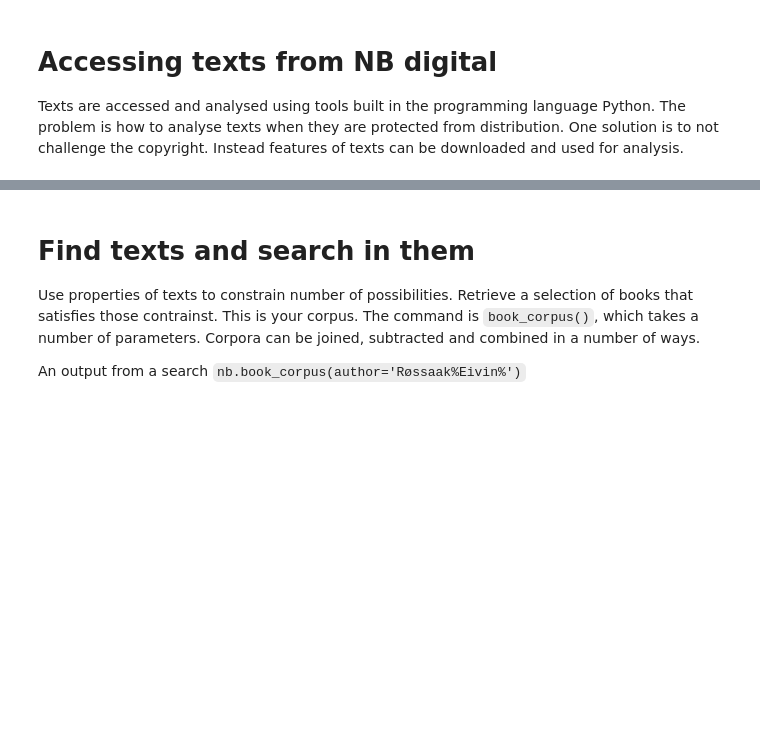
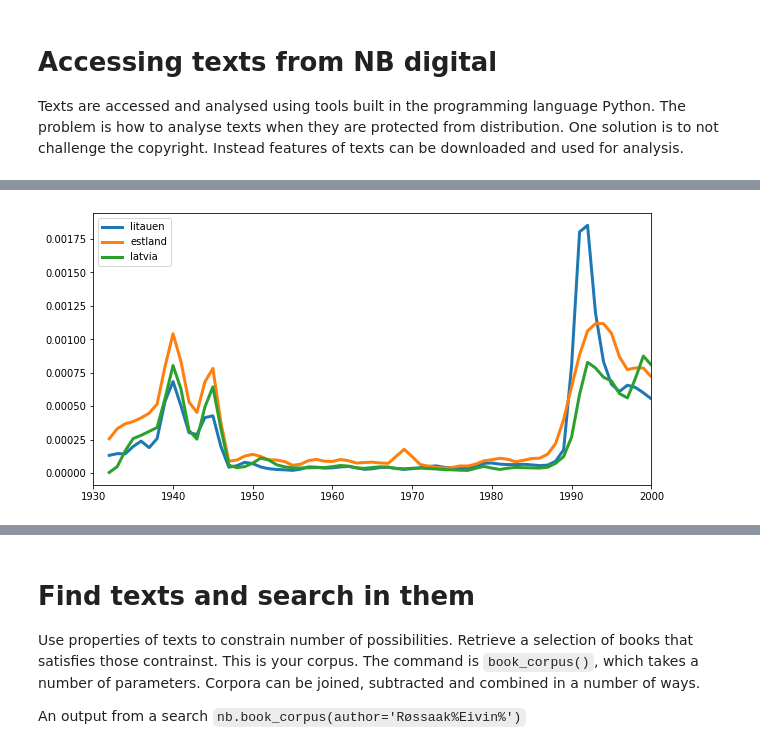
Before and after one commit to Yoonsen/Miscellaneous-Notebooks, a Jupyter notebook: Lecture ATTR.ipynb, the cells around one changed output, grey strips where cells are left out. Cells and saved outputs as stored; diff of their text form; code cells hidden in the pictures; blank space fills up the shorter version.

```diff
--- a/Lecture ATTR.ipynb
+++ b/Lecture ATTR.ipynb
@@ -14,0 +25,4 @@ import pandas as pd
+# %%
+nb.nb_ngram('litauen, estland, latvia', years=(1930, 2000), corpus='avis').plot(figsize=(10,5), lw=3);
+# %% [output]
+[figure, added]
```
Also changed, not shown: parts of 47 cells of this notebook.
